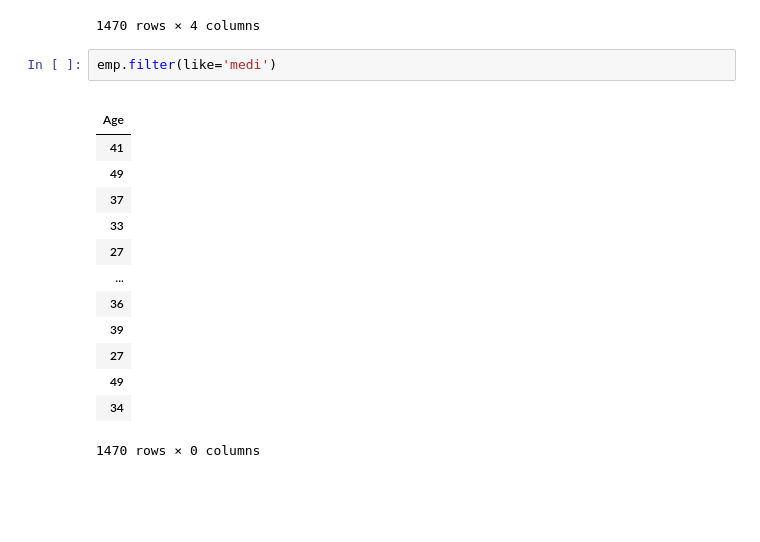
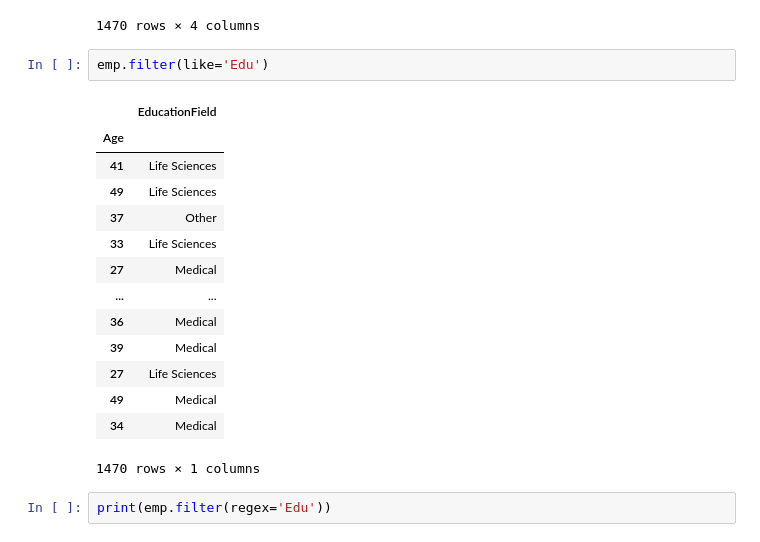
Before and after one commit to Roopa-KR/Python-Concepts, a Jupyter notebook: pandas.ipynb, the cells around one changed output. Cells and saved outputs as stored; diff of their text form; blank space fills up the shorter version.

```diff
--- a/pandas.ipynb
+++ b/pandas.ipynb
@@ -959,19 +959,21 @@ emp.filter(items=['Department','EducationField','JobRole','MonthlyIncome'],axis=
 | 34 | Research & Development | Medical | Laboratory Technician | 4404 |
 1470 rows × 4 columns
 # %%
-emp.filter(like='medi')
+emp.filter(like='Edu')
 # %% [output]
-|  |
-| Age |
-| 41 |
-| 49 |
-| 37 |
-| 33 |
-| 27 |
-| ... |
-| 36 |
-| 39 |
-| 27 |
-| 49 |
-| 34 |
+|  | EducationField |
+| Age |  |
+| 41 | Life Sciences |
+| 49 | Life Sciences |
+| 37 | Other |
+| 33 | Life Sciences |
+| 27 | Medical |
+| ... | ... |
+| 36 | Medical |
+| 39 | Medical |
+| 27 | Life Sciences |
+| 49 | Medical |
+| 34 | Medical |
-1470 rows × 0 columns
+1470 rows × 1 columns
+# %%
+print(emp.filter(regex='Edu'))
```
